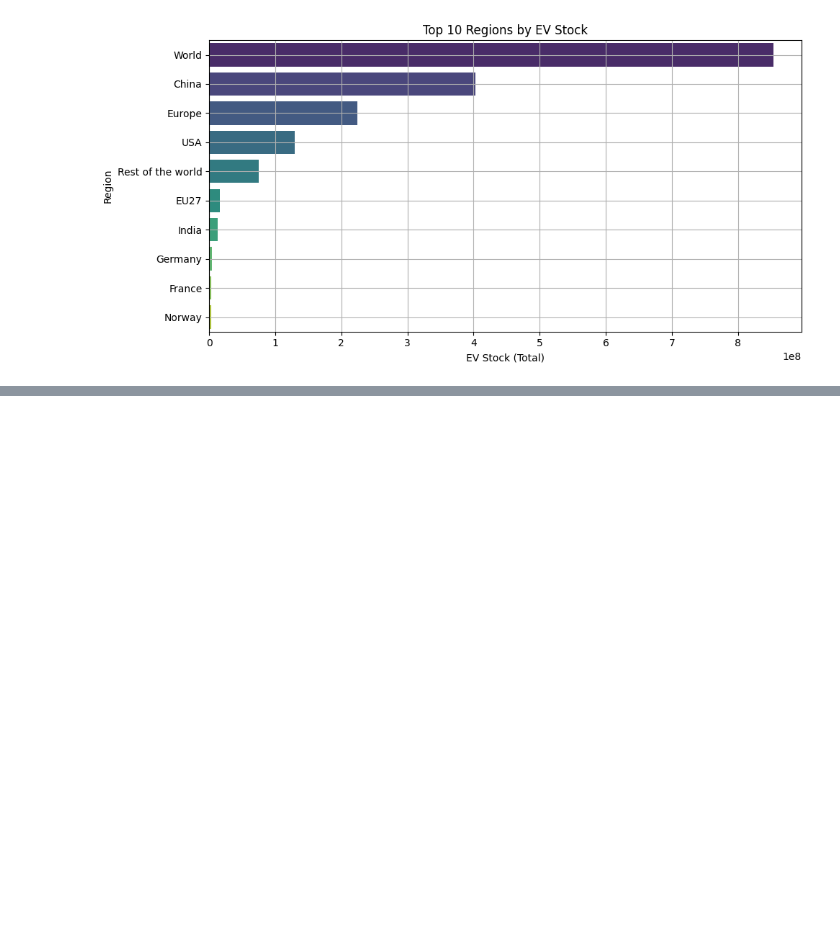
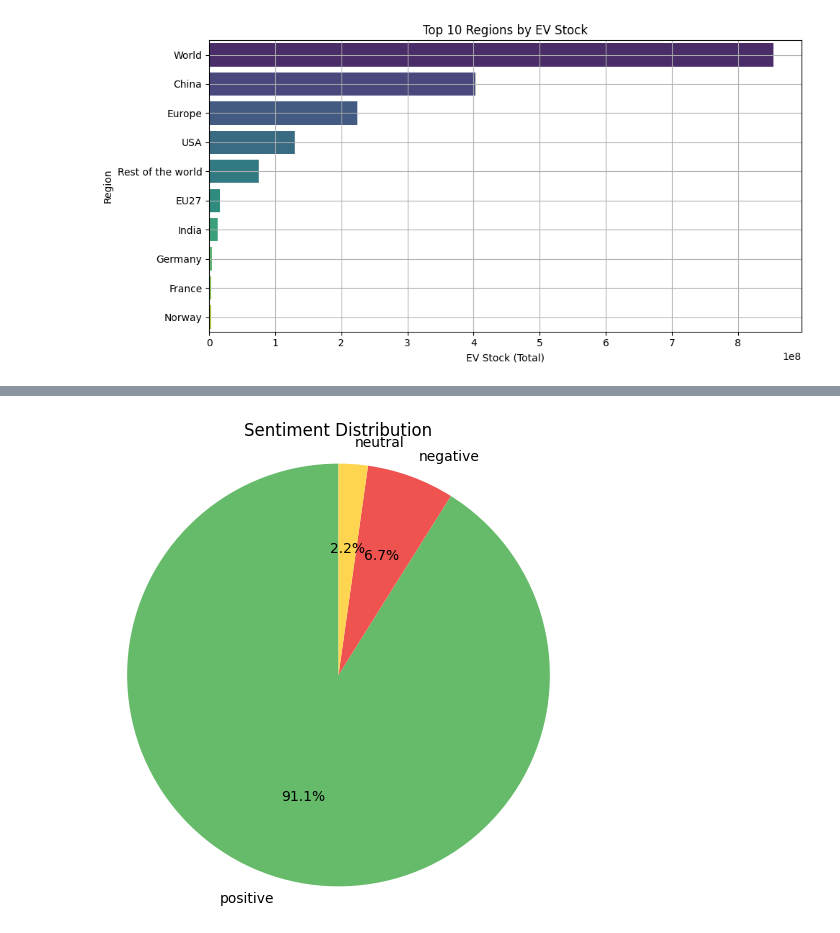
Before and after one commit to ChethasReddy/ev-sentiment-kpi-analysis, a Jupyter notebook: ev_analysis.ipynb, the cells around one changed output, grey strips where cells are left out. Saved outputs shown, nothing was run; the diff lists cells and outputs as text; code cells hidden in the pictures; blank space fills up the shorter version.

```diff
--- a/ev_analysis.ipynb
+++ b/ev_analysis.ipynb
@@ -149,0 +275,41 @@ Years: 2010 - 2024
+# %%
+positive_keywords = [
+    "love", "great", "excellent", "amazing", "smooth", "fast", "efficient", "comfortable",
+    "quiet", "perfect", "reliable", "awesome", "best", "impressive", "enjoy"
+]
+
+negative_keywords = [
+    "hate", "bad", "terrible", "worst", "slow", "loud", "uncomfortable", "broken",
+    "problem", "issue", "disappointing", "expensive", "poor", "waste", "lag"
+]
+
+from afinn import Afinn
+
+afn = Afinn()
+scores = [afn.score(review) for review in df_reviews['Review']]
+sentiments = ['positive' if score > 0
+                else 'negative' if score < 0
+                    else 'neutral'
+                        for score in scores]
+
+df_scores = pd.DataFrame()
+df_scores['Review'] =  df_reviews['Review']
+df_scores['Score'] = scores
+df_scores['Sentiment'] = sentiments
+df_scores
+
+counts = df_scores["Sentiment"].value_counts()
+
+plt.figure(figsize=(6,6))
+plt.pie(
+    counts,
+    labels=counts.index,
+    autopct='%1.1f%%',
+    startangle=90,
+    colors=['#66bb6a', '#ef5350', '#ffd54f']  # green for positive, red for negative
+)
+plt.title('Sentiment Distribution')
+plt.axis('equal')  # Equal aspect ratio ensures the pie is drawn as a circle.
+plt.show()
+# %% [output]
+[figure, added]
```
Also changed, not shown: parts of 8 cells of this notebook.
